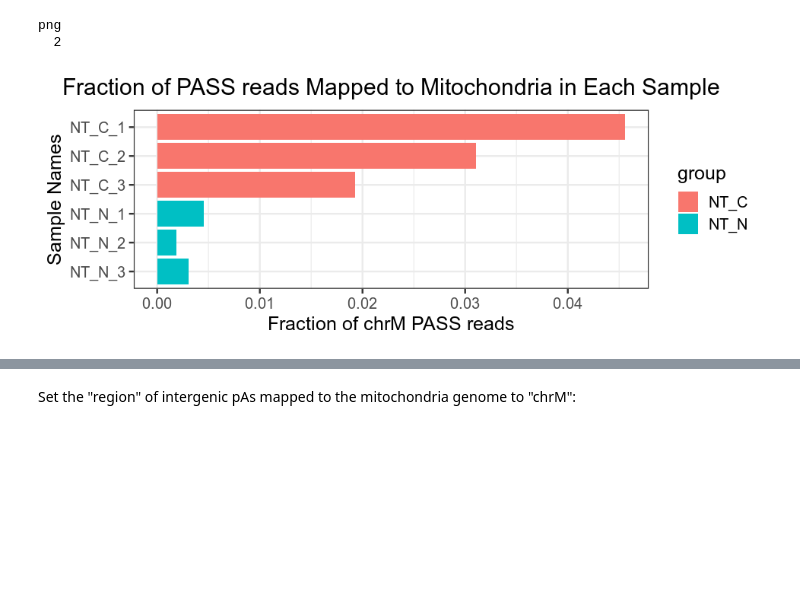
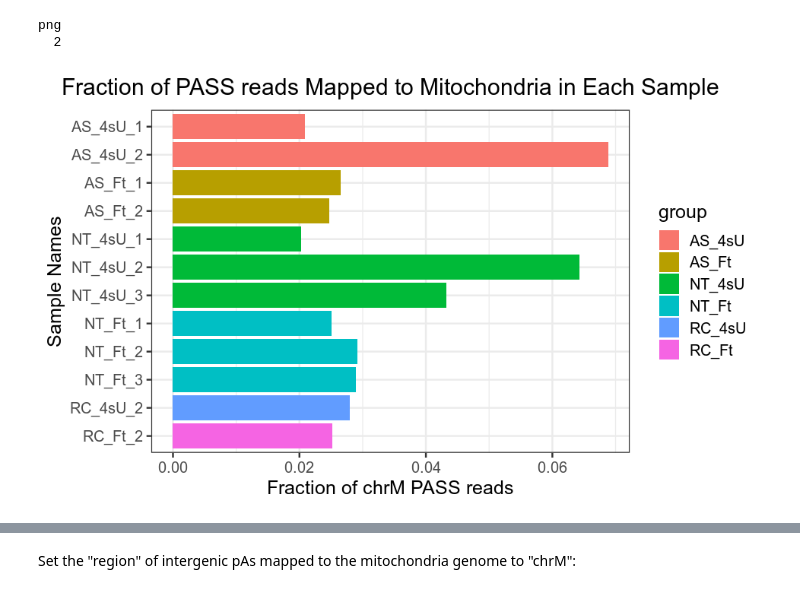
Before and after one commit to DinghaiZ/3-prime-READS-plus, a Jupyter notebook: notebooks/Part-2.ipynb, the cells around one changed output, grey strips where cells are left out. Cells and saved outputs as stored; diff of their text form; code cells hidden in the pictures; blank space fills up the shorter version.

Commit message:
Make the sizes of plots adaptive to number of samples

```diff
--- a/notebooks/Part-2.ipynb
+++ b/notebooks/Part-2.ipynb
@@ -38,17 +38,17 @@ These parameters need to be specified for different projects and experiments. On
 SHARED_DATA_DIR = '/home/dinghai/projects/fud'
 
 # Each data set can be analyzed with different parameter settings
-SETTING = 'NC'
+SETTING = 'NT_AS_RC'
 # %%
-if(SETTING == 'NC'){
+if(SETTING == 'NT_AS_RC'){
   # Which genome was used for mapping?
   GENOME = 'mm9' # Genome name, currently either mm9 or hg19
   # Define which sample conditions to focus on
   # As mentioned in Part-1 of the pipeline, sample names should be in the format of
   # "Treatment_Fraction_Batch", such as in "NT_C_1" and "NT_N_1".
-  treatments = c("NT") # Order matters. Earlier ones will be reference
-  fractions = c("C", "N") # Order matters. Earlier ones will be reference
-  comparisons = c("N_C") # Comparisons to make: N vs C
+  treatments = c("NT", "AS", "RC") # Order matters. Earlier ones will be reference
+  fractions = c("4sU", "Ft") # Order matters. Earlier ones will be reference
+  comparisons = c("Ft_4sU") # Comparisons to make: N vs C
 
   # Use unique PASS reads for analysis?
   uPASS = F
@@ -522,11 +549,11 @@ png
   2
 # %%
 # Change plot size
-options(repr.plot.width=8, repr.plot.height=3)
+options(repr.plot.width=8, repr.plot.height=0.4*nrow(df))
 
 p
 # %% [output]
-[figure, old version]
+[figure, new version]
 # %%
 # Calculate mean and sd of chrM fractions
 if(length(batches) > 1){
```
Also changed, not shown: parts of 19 cells of this notebook.
